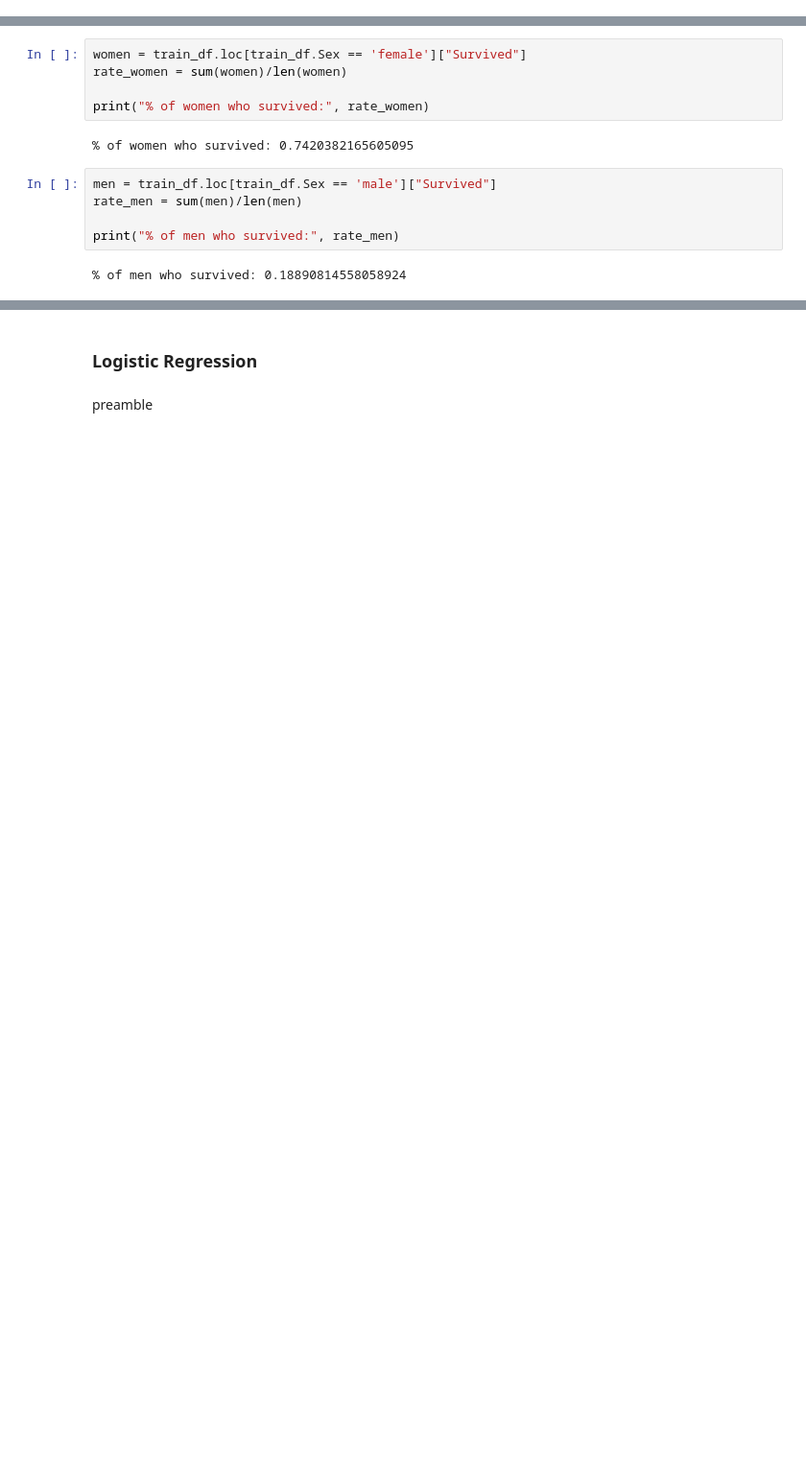
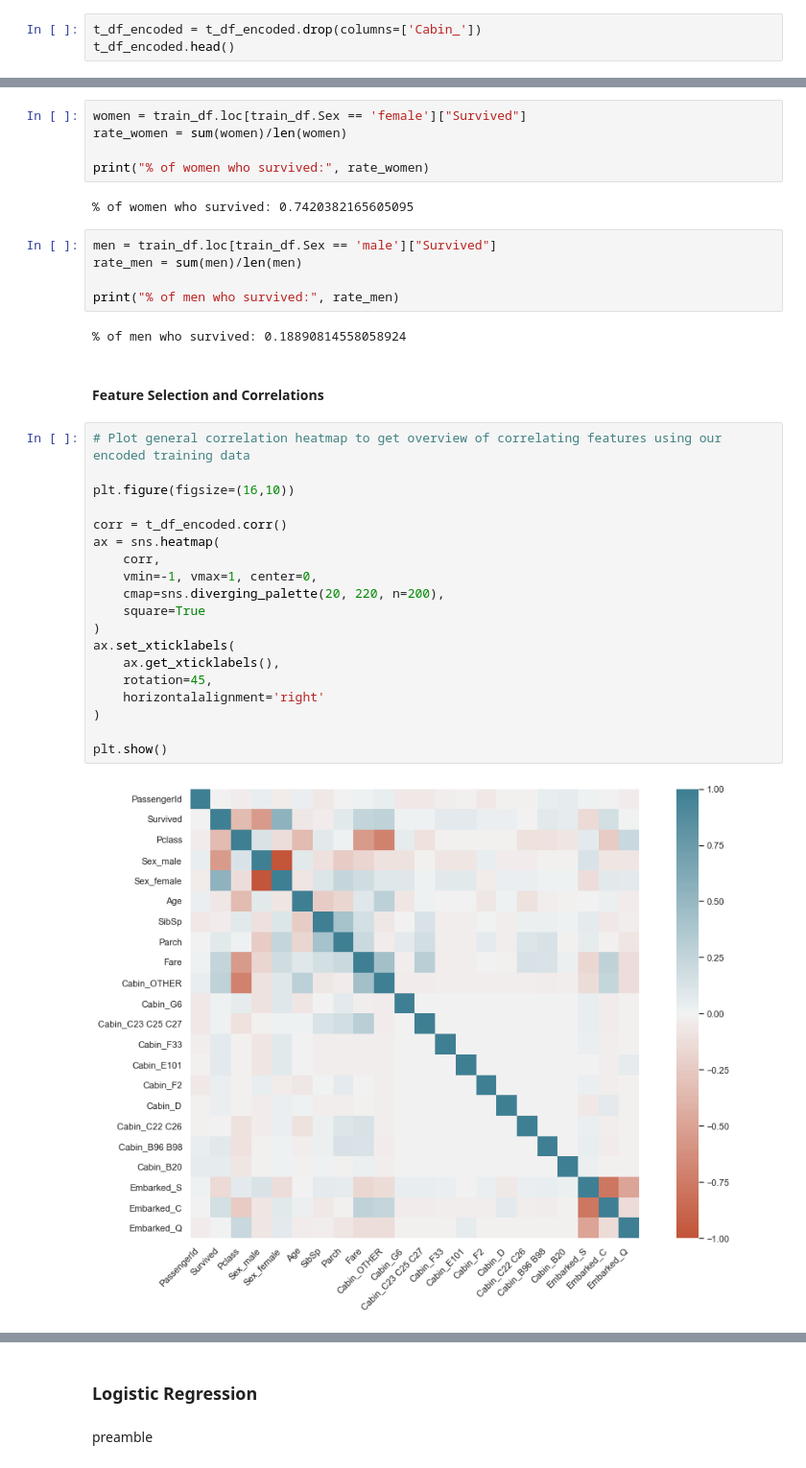
Before and after one commit to catstacks/TDADSAssignments, a Jupyter notebook: LogReg.ipynb, the cells around one changed output, grey strips where cells are left out. Shown at 96% size. Saved outputs shown, nothing was run; the diff lists cells and outputs as text; blank space fills up the shorter version.

```diff
--- a/LogReg.ipynb
+++ b/LogReg.ipynb
@@ -304,0 +288,3 @@ train_df_encoded
+# %%
+t_df_encoded = t_df_encoded.drop(columns=['Cabin_'])
+t_df_encoded.head()
@@ -343,3 +386,26 @@ rate_men = sum(men)/len(men)
 print("% of men who survived:", rate_men)
 # %% [output]
 % of men who survived: 0.18890814558058924
+# %% [markdown]
+#### Feature Selection and Correlations
+# %%
+# Plot general correlation heatmap to get overview of correlating features using our encoded training data
+
+plt.figure(figsize=(16,10))
+
+corr = t_df_encoded.corr()
+ax = sns.heatmap(
+    corr,
+    vmin=-1, vmax=1, center=0,
+    cmap=sns.diverging_palette(20, 220, n=200),
+    square=True
+)
+ax.set_xticklabels(
+    ax.get_xticklabels(),
+    rotation=45,
+    horizontalalignment='right'
+)
+
+plt.show()
+# %% [output]
+[figure, added]
```
Also changed, not shown: parts of 15 cells of this notebook.
